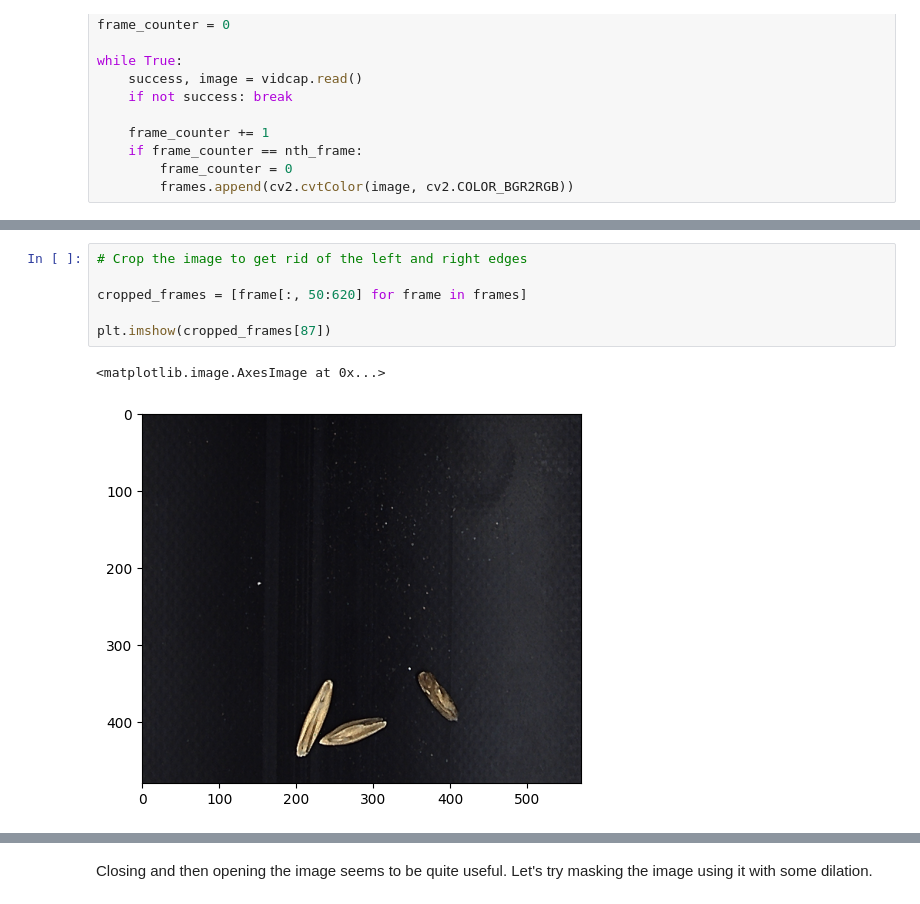
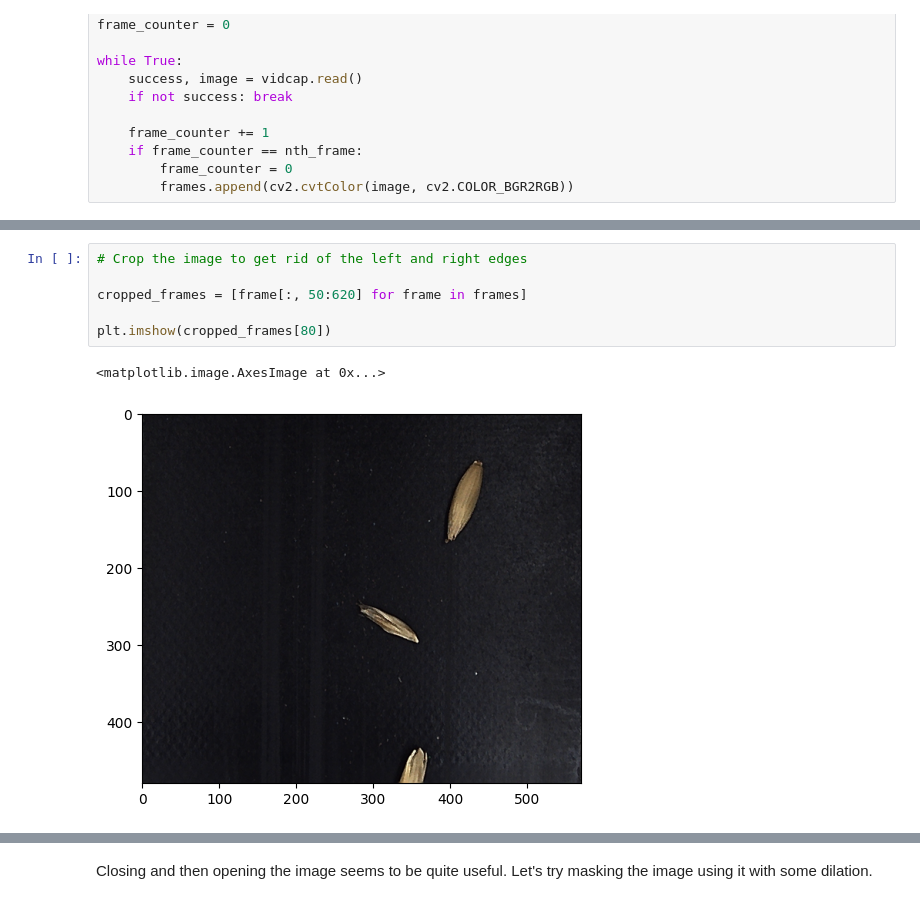
Before and after one commit to MJKagone/Grain-image-classification, a Jupyter notebook: seed_images_from_raw_data.ipynb, the cells around one changed output, grey strips where cells are left out. Drawn from its saved outputs; the diff is of its cells as text.

```diff
--- a/seed_images_from_raw_data.ipynb
+++ b/seed_images_from_raw_data.ipynb
@@ -35,9 +35,9 @@ plt.imshow(frames[90])
 # %%
 # Crop the image to get rid of the left and right edges
 
 cropped_frames = [frame[:, 50:620] for frame in frames]
 
-plt.imshow(cropped_frames[87])
+plt.imshow(cropped_frames[80])
 # %% [output]
 <matplotlib.image.AxesImage at 0x...>
-[figure, old version]
+[figure, new version]
```
Also changed, not shown: parts of 7 cells of this notebook, 2 other files.
